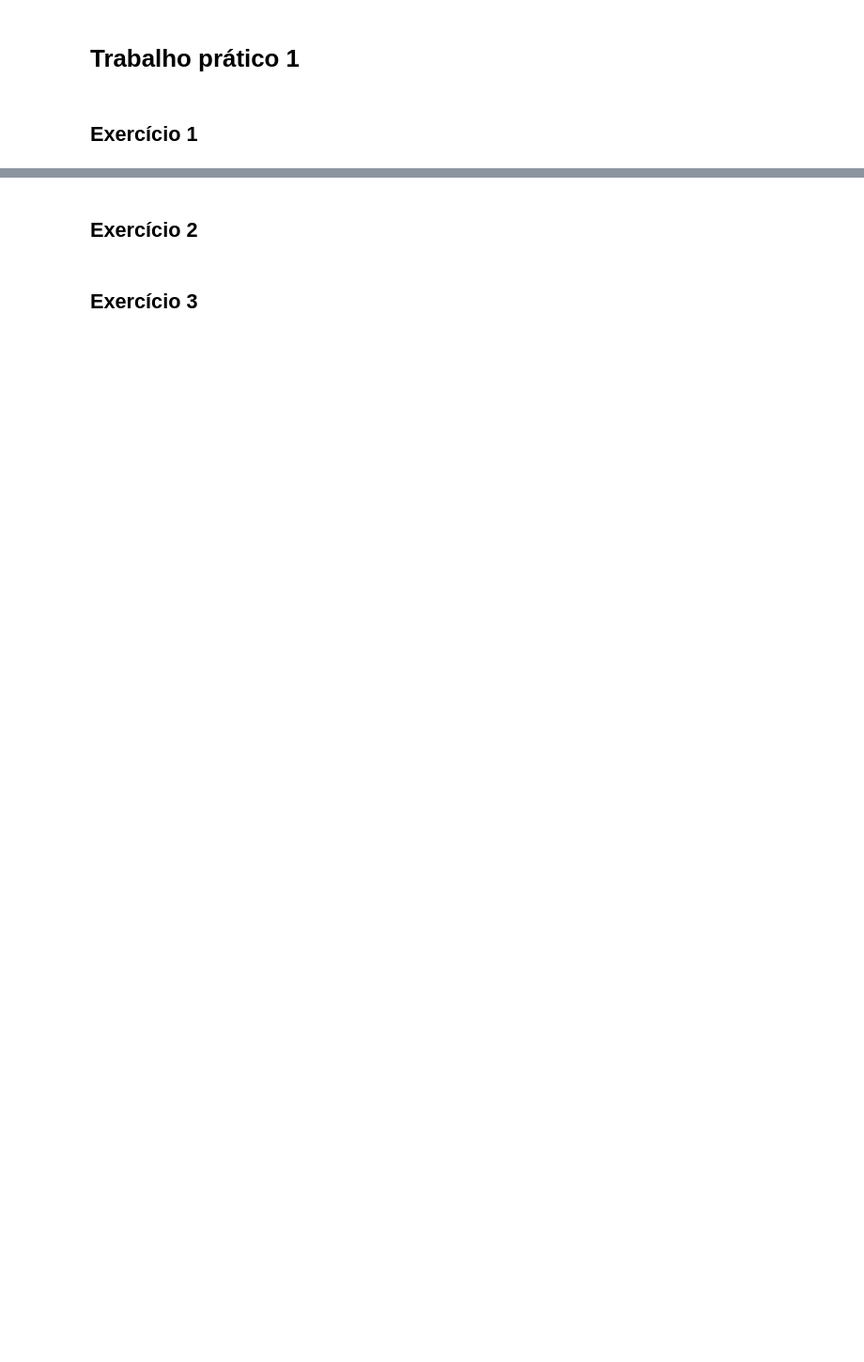
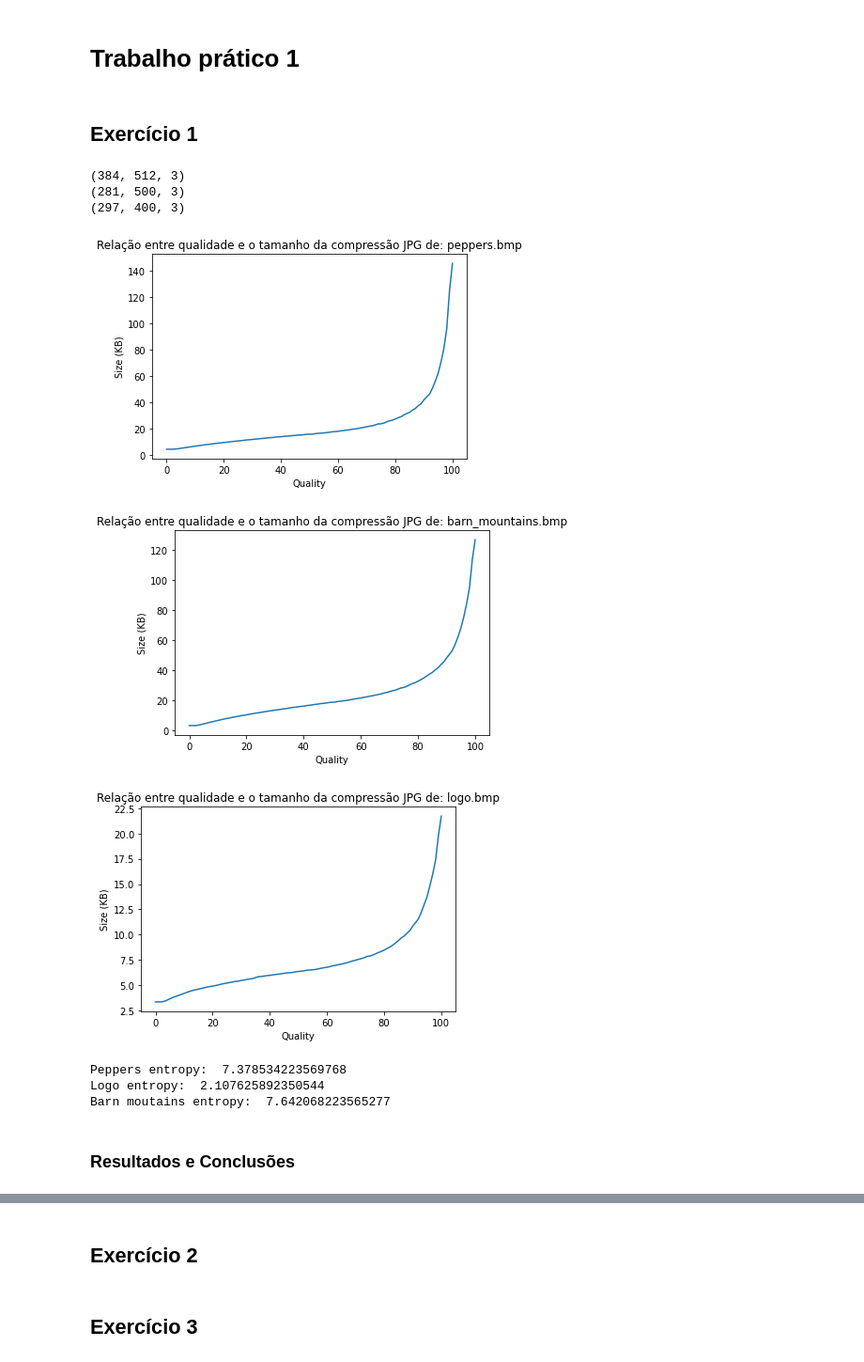
Before and after one commit to sbalves/MULT, a Jupyter notebook: TP1.ipynb, the cells around one changed output, grey strips where cells are left out. Shown at 94% size. Drawn from its saved outputs; the diff is of its cells as text; code cells hidden in the pictures; blank space fills up the shorter version.

```diff
--- a/TP1.ipynb
+++ b/TP1.ipynb
@@ -11,9 +12,65 @@ import numpy as np
 # %%
 img1 = Image.open('./imagens/peppers.bmp')
 img1 = img1.convert('RGB')
+img11 = np.array(img1)
+print(img11.shape)
+img1.save('./imagens/peppers_compressed_ultra_high.jpg', quality=100)
+img1.save('./imagens/peppers_compressed_high.jpg', quality=75)
+img1.save('./imagens/peppers_compressed_medium.jpg', quality=50)
+img1.save('./imagens/peppers_compressed_low.jpg', quality=25)
 
-img1.save('./imagens/peppers_compressed_high.jpg', quality=75)
+img2 = Image.open('./imagens/logo.bmp')
+img2 = img2.convert('RGB')
+img22 = np.array(img2)
+print(img22.shape)
+img2.save('./imagens/logo_compressed_ultra_high.jpg', quality=100)
+img2.save('./imagens/logo_compressed_high.jpg', quality=75)
+img2.save('./imagens/logo_compressed_medium.jpg', quality=50)
+img2.save('./imagens/logo_compressed_low.jpg', quality=25)
 
-img1.save('./imagens/peppers_compressed_medium.jpg', quality=50)
-
-img1.save('./imagens/peppers_compressed_low.jpg', quality=25)
+img3 = Image.open('./imagens/barn_mountains.bmp')
+img3 = img3.convert('RGB')
+img33 = np.array(img3)
+print(img33.shape)
+img3.save('./imagens/barn_mountains_compressed_ultra_high.jpg', quality=100)
+img3.save('./imagens/barn_mountains_compressed_high.jpg', quality=75)
+img3.save('./imagens/barn_mountains_compressed_medium.jpg', quality=50)
+img3.save('./imagens/barn_mountains_compressed_low.jpg', quality=25)
+# %% [output]
+(384, 512, 3)
+(281, 500, 3)
+(297, 400, 3)
+# %%
+def compress_graph(image_name):
+    img = Image.open(f'./imagens/{image_name}').convert('RGB')
+    quality = []
+    size = []
+    for i in range(100, -1, -1):
+        img.save(f'./imagens/animations/{image_name}_{i}.jpg', quality=i)
+        quality.append(i)
+
+    for i in range(100, -1, -1):
+        size.append(os.path.getsize(f'./imagens/animations/{image_name}_{i}.jpg')/1000)
+
+    images = []
+
+    for i in range(100, -1, -1):
+        img = Image.open(f'./imagens/animations/{image_name}_{i}.jpg')
+        images.append(img)
+
+    images[0].save(f'./imagens/{image_name}.gif', save_all=True, append_images=images[1:], optimize=False, duration=2)
+
+    plt.figure()
+    plt.title(f'Relação entre qualidade e o tamanho da compressão JPG de: {image_name}')
+    plt.plot(quality, size)
+    plt.xlabel('Quality')
+    plt.ylabel('Size (KB)')
+    plt.show()
+# %%
+compress_graph('peppers.bmp')
+compress_graph('barn_mountains.bmp')
+compress_graph('logo.bmp')
+# %% [output]
+[figure, added]
+[figure, added]
+[figure, added]
@@ -20 +87,14 @@ img1.save('./imagens/peppers_compressed_low.jpg', quality=25)
+# %%
+img_peppers = plt.imread('./imagens/peppers.bmp')
+img_logo = plt.imread('./imagens/logo.bmp')
+img_barn_mountains = plt.imread('./imagens/barn_mountains.bmp')
+print('Peppers entropy: ', entropy(img_peppers))
+print('Logo entropy: ', entropy(img_logo))
+print('Barn moutains entropy: ', entropy(img_barn_mountains))
+# %% [output]
+Peppers entropy:  7.378534223569768
+Logo entropy:  2.107625892350544
+Barn moutains entropy:  7.642068223565277
+# %% [markdown]
+### Resultados e Conclusões
 # %% [markdown]
```
Also changed, not shown: parts of 23 cells of this notebook.
